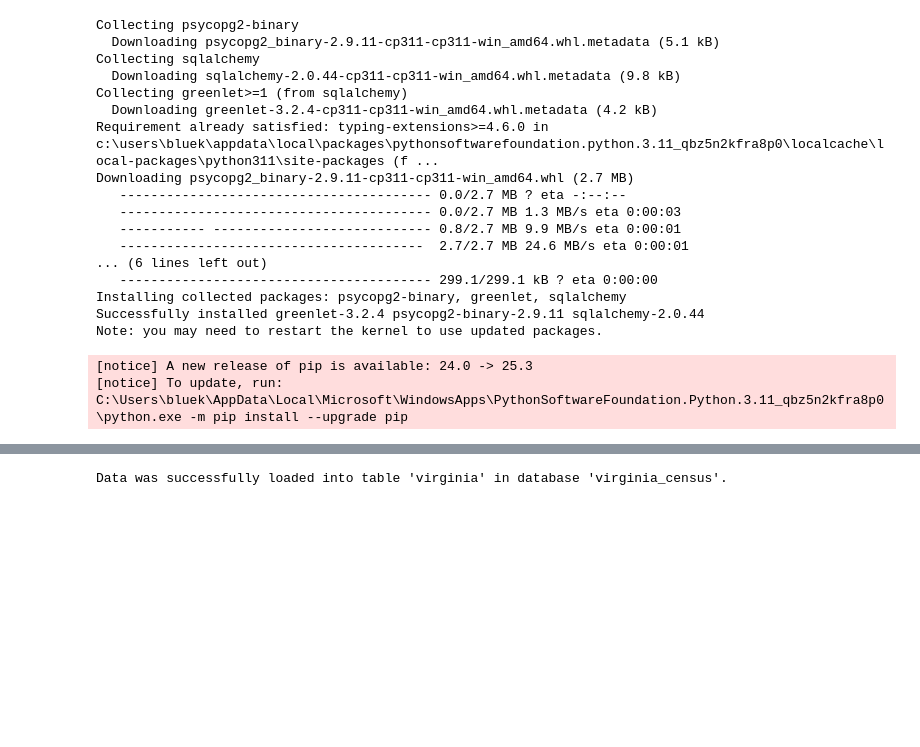
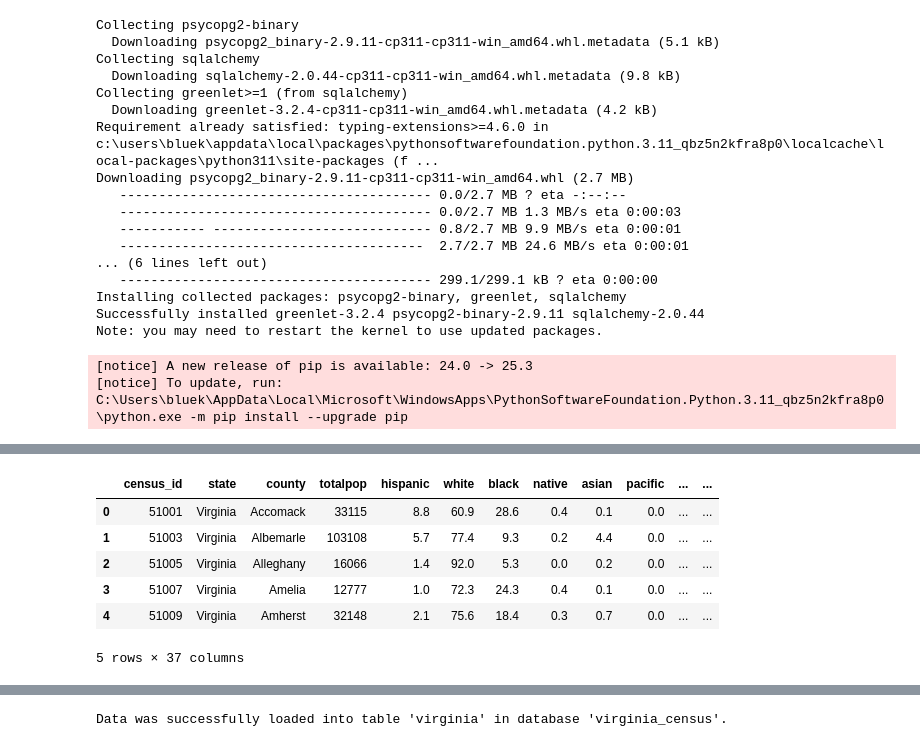
Before and after one commit to shawngobrzy/2015-Virginia-Population-Analysis, a Jupyter notebook: virginia_census_data_analysis.ipynb, the cells around one changed output, grey strips where cells are left out. Drawn from its saved outputs; the diff is of its cells as text; code cells hidden in the pictures; blank space fills up the shorter version.

Commit message:
Melt the columns for simplicity

```diff
--- a/virginia_census_data_analysis.ipynb
+++ b/virginia_census_data_analysis.ipynb
@@ -148,0 +169,24 @@ Note: you may need to restart the kernel to use updated packages.
+# %%
+# Melt the genders columns into a single column
+virginia_gender_df = virginia_df.melt(
+    id_vars=["census_id", "state", "county", "totalpop", "hispanic",
+       "white", "black", "native", "asian", "pacific", "citizen", "income",
+       "incomeerr", "income_per_cap", "income_per_cap_err", "poverty",
+       "child_poverty", "professional", "service", "office", "construction",
+       "production", "drive", "carpool", "transit", "walk", "other_transp",
+       "work_at_home", "mean_commute", "employed", "private_work",
+       "public_work", "self_employed", "family_work", "unemployment"],   # columns to keep
+    value_vars=["men","women"],  # columns to unpivot
+    var_name="gender",     # new column name for gender
+    value_name="genderpop"  # new column name for population
+)
+
+virginia_gender_df.head()
+# %% [output]
+|  | census_id | state | county | totalpop | hispanic | white | black | native | asian | pacific | ... | ... |
+| 0 | 51001 | Virginia | Accomack | 33115 | 8.8 | 60.9 | 28.6 | 0.4 | 0.1 | 0.0 | ... | ... |
+| 1 | 51003 | Virginia | Albemarle | 103108 | 5.7 | 77.4 | 9.3 | 0.2 | 4.4 | 0.0 | ... | ... |
+| 2 | 51005 | Virginia | Alleghany | 16066 | 1.4 | 92.0 | 5.3 | 0.0 | 0.2 | 0.0 | ... | ... |
+| 3 | 51007 | Virginia | Amelia | 12777 | 1.0 | 72.3 | 24.3 | 0.4 | 0.1 | 0.0 | ... | ... |
+| 4 | 51009 | Virginia | Amherst | 32148 | 2.1 | 75.6 | 18.4 | 0.3 | 0.7 | 0.0 | ... | ... |
+5 rows × 37 columns
```
Also changed, not shown: parts of 5 cells of this notebook.
